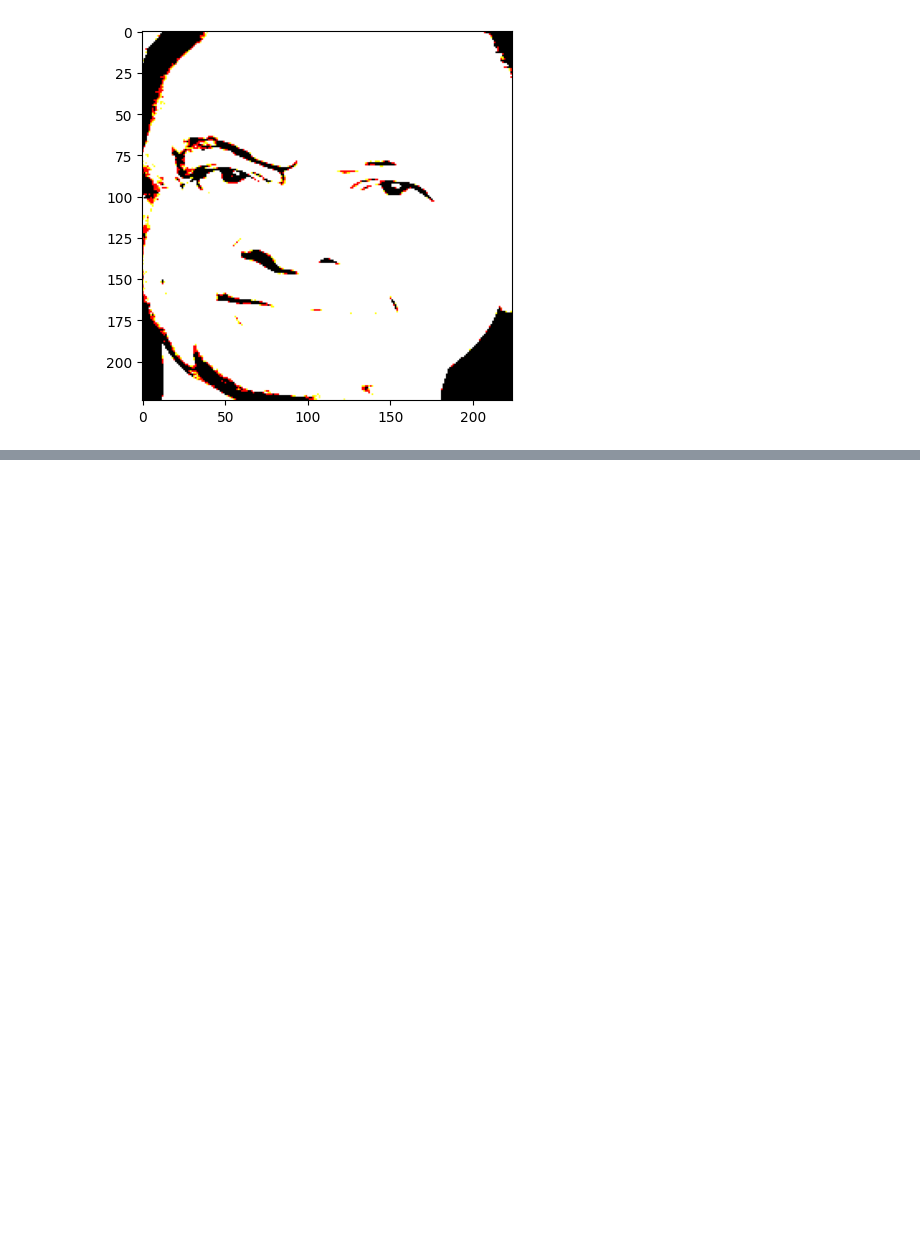
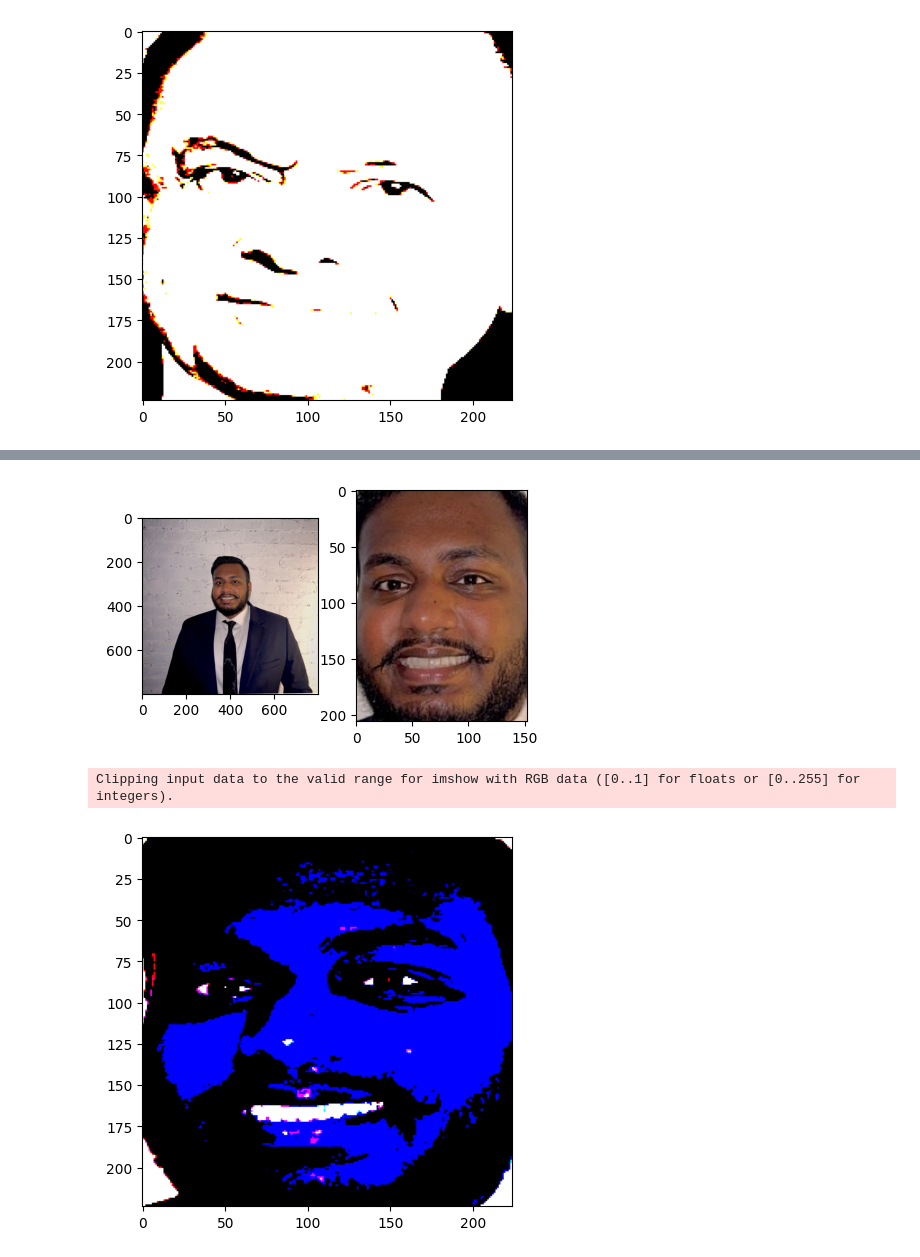
Before and after one commit to RavindraB55/Facial-Recognition, a Jupyter notebook: facial-recognition.ipynb, the cells around one changed output, grey strips where cells are left out. Cells and saved outputs as stored; diff of their text form; code cells hidden in the pictures; blank space fills up the shorter version.

```diff
--- a/facial-recognition.ipynb
+++ b/facial-recognition.ipynb
@@ -144,0 +539,45 @@ names[0]
+# %%
+prob_model = Sequential([
+    custom_vgg_model,
+    tf.keras.layers.Softmax()
+])
+# %%
+def resize_image(image_array, target_size):
+        image = Image.fromarray(image_array)
+        resized_image = image.resize(target_size)
+        return np.array(resized_image)
+
+def preprocess_photo(photo_path = 'training/ravi/headshot.JPG', model = prob_model, face_detector_model = face_detector):
+    initial_photo = plt.imread(photo_path)
+    print(initial_photo.shape)
+
+    if not face_detector_model:
+        face_detector_model = mtcnn.MTCNN()
+
+    face_roi = face_detector_model.detect_faces(initial_photo)
+
+    x1, y1, width, height = face_roi[0]['box']
+    x2, y2 = x1 + width, y1 + height
+    face = initial_photo[y1:y2, x1:x2]
+    print(face.shape)
+
+    fig, axes = plt.subplots(nrows=1, ncols=2, figsize=(5,3))
+    axes[0].imshow(initial_photo)
+    axes[1].imshow(face)
+    plt.show()
+
+    # Assuming face_array is your input image data
+    face_array_resized = resize_image(face, target_size=(224, 224))
+
+    # Expand dimensions to create a batch of size 1
+    face_array_expanded = np.expand_dims(face_array_resized, axis=0)
+    plt.imshow(face_array_expanded[0])
+
+    # Preprocess the input data for VGG16
+    face_array_preprocessed = preprocess_input(face_array_expanded)
+    plt.imshow(face_array_preprocessed[0])
+
+    return face_array_preprocessed
+# %%
+ravi_sample = preprocess_photo()
+# %% [output]
@@ -144,0 +599,3 @@ names[0]
+[figure, added]
+Clipping input data to the valid range for imshow with RGB data ([0..1] for floats or [0..255] for integers).
+[figure, added]
```
Also changed, not shown: parts of 27 cells of this notebook, 1 other file.
